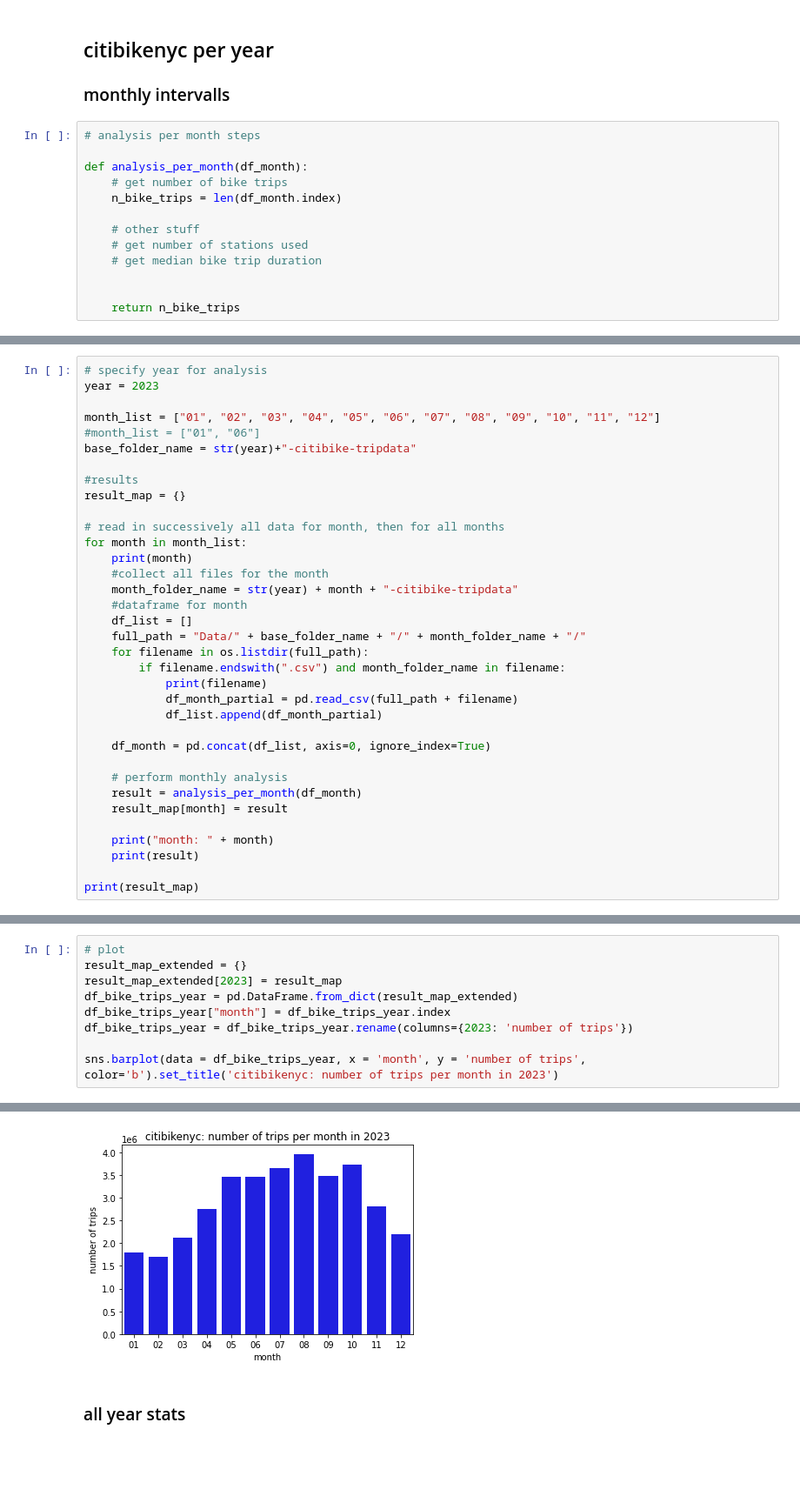
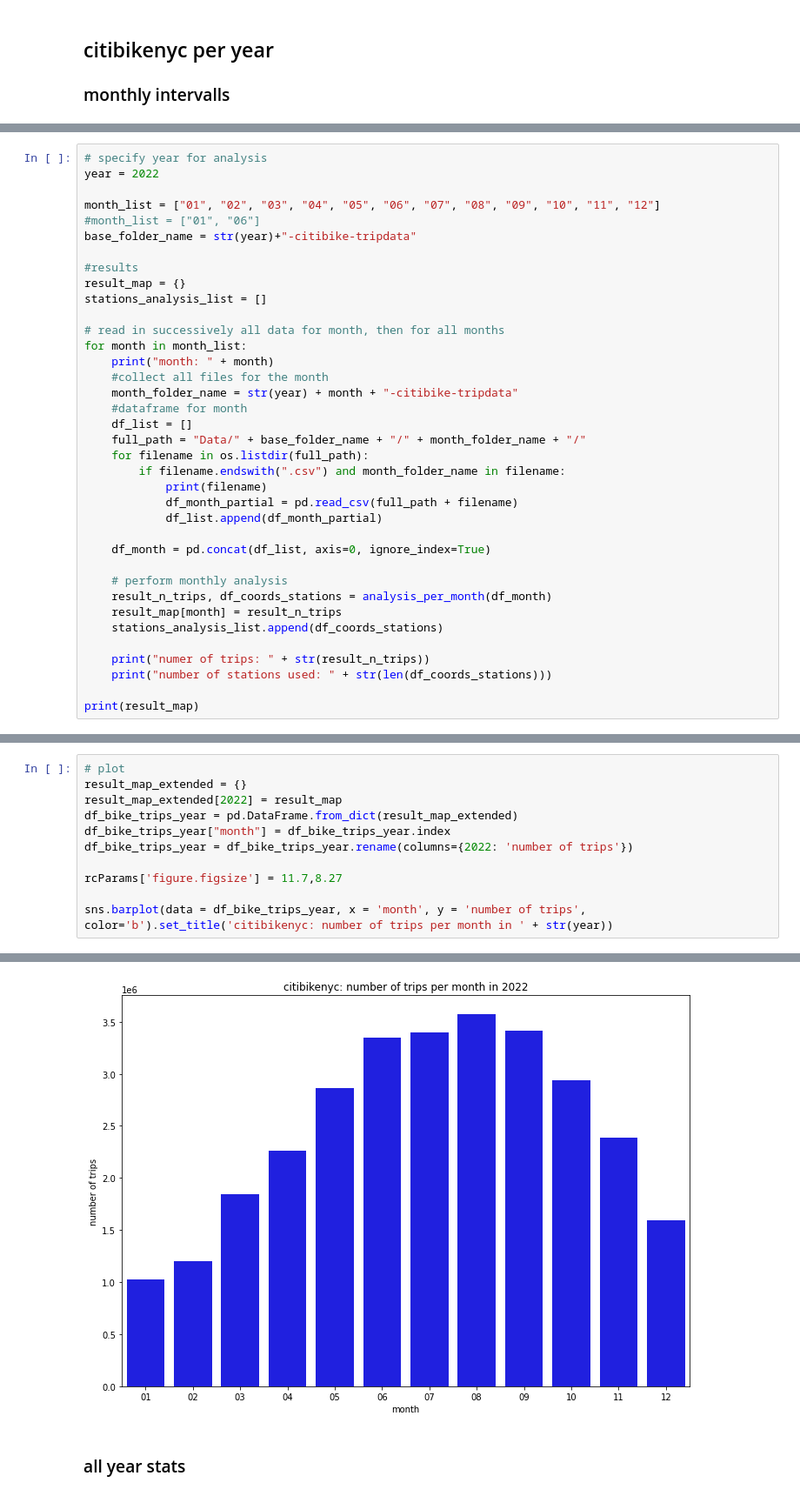
Before and after one commit to tobzac/challenge, a Jupyter notebook: 02_per_year_analysis.ipynb, the cells around one changed output, grey strips where cells are left out. Shown at 87% size. Drawn from its saved outputs; the diff is of its cells as text; blank space fills up the shorter version.

```diff
--- a/02_per_year_analysis.ipynb
+++ b/02_per_year_analysis.ipynb
@@ -16,16 +18,3 @@ import os
 ## citibikenyc per year
 
 ### monthly intervalls
-# %%
-# analysis per month steps
-
-def analysis_per_month(df_month):
-    # get number of bike trips
-    n_bike_trips = len(df_month.index)
-
-    # other stuff
-    # get number of stations used
-    # get median bike trip duration
-
-
-    return n_bike_trips
@@ -42,6 +84,6 @@ def analysis_summary_year(results_map):
 # %%
 # specify year for analysis
-year = 2023
+year = 2022
 
 month_list = ["01", "02", "03", "04", "05", "06", "07", "08", "09", "10", "11", "12"]
 #month_list = ["01", "06"]
@@ -49,10 +91,11 @@ base_folder_name = str(year)+"-citibike-tripdata"
 
 #results
 result_map = {}
+stations_analysis_list = []
 
 # read in successively all data for month, then for all months
 for month in month_list:
-    print(month)
+    print("month: " + month)
     #collect all files for the month
     month_folder_name = str(year) + month + "-citibike-tripdata"
     #dataframe for month
@@ -67,11 +110,12 @@ for month in month_list:
     df_month = pd.concat(df_list, axis=0, ignore_index=True)
 
     # perform monthly analysis
-    result = analysis_per_month(df_month)
-    result_map[month] = result
+    result_n_trips, df_coords_stations = analysis_per_month(df_month)
+    result_map[month] = result_n_trips
+    stations_analysis_list.append(df_coords_stations)
 
-    print("month: " + month)
-    print(result)
+    print("numer of trips: " + str(result_n_trips))
+    print("number of stations used: " + str(len(df_coords_stations)))
 
 print(result_map)
 # %% [output]
@@ -124,10 +147,12 @@ month: 12
 # %%
 # plot
 result_map_extended = {}
-result_map_extended[2023] = result_map
+result_map_extended[2022] = result_map
 df_bike_trips_year = pd.DataFrame.from_dict(result_map_extended)
 df_bike_trips_year["month"] = df_bike_trips_year.index
-df_bike_trips_year = df_bike_trips_year.rename(columns={2023: 'number of trips'})
+df_bike_trips_year = df_bike_trips_year.rename(columns={2022: 'number of trips'})
 
-sns.barplot(data = df_bike_trips_year, x = 'month', y = 'number of trips', color='b').set_title('citibikenyc: number of trips per month in 2023')
+rcParams['figure.figsize'] = 11.7,8.27
+
+sns.barplot(data = df_bike_trips_year, x = 'month', y = 'number of trips', color='b').set_title('citibikenyc: number of trips per month in ' + str(year))
 # %% [output]
@@ -135,3 +160,3 @@ Text(0.5, 1.0, 'citibikenyc: number of trips per month in 2023')
-[figure, old version]
+[figure, new version]
 # %% [markdown]
 ### all year stats
```
Also changed, not shown: parts of 23 cells of this notebook, 2 other files.
